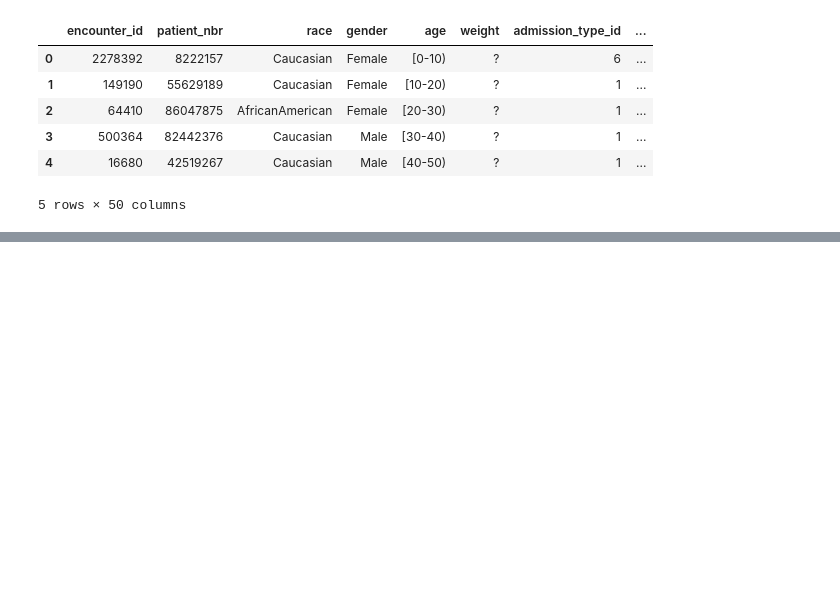
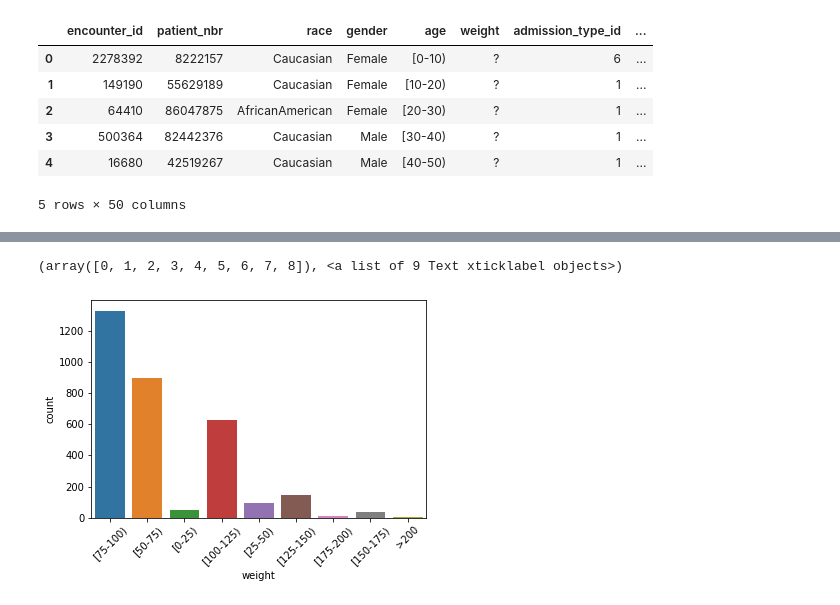
Before and after one commit to thinkful-dsi-axolotl/student_pair_work, a Jupyter notebook: Riley-Andrei/data_clean.ipynb, the cells around one changed output, grey strips where cells are left out. Drawn from its saved outputs; the diff is of its cells as text; code cells hidden in the pictures; blank space fills up the shorter version.

```diff
--- a/Riley-Andrei/data_clean.ipynb
+++ b/Riley-Andrei/data_clean.ipynb
@@ -48,0 +55,2 @@ df.head()
+# %%
+df['gender'] = df['gender'].replace('?','Unknown/Invalid')
@@ -49,2 +61,4 @@ df.head()
+# %%
+df['weight'] = df['weight'].replace('?',np.NaN)
 # %%
-df['weight'] =
+df['weight'].value_counts()
@@ -50,0 +76,4 @@ df['weight'] =
+# %%
+df['time_in_hospital'] = df['time_in_hospital'].replace('?',np.NaN)
+df['time_in_hospital'].unique()
+df.info()
@@ -50,0 +98,6 @@ df['weight'] =
+# %%
+sns.countplot(df['weight'])
+plt.xticks(rotation=45)
+# %% [output]
+(array([0, 1, 2, 3, 4, 5, 6, 7, 8]), <a list of 9 Text xticklabel objects>)
+[figure, added]
```
Also changed, not shown: parts of 6 cells of this notebook.
